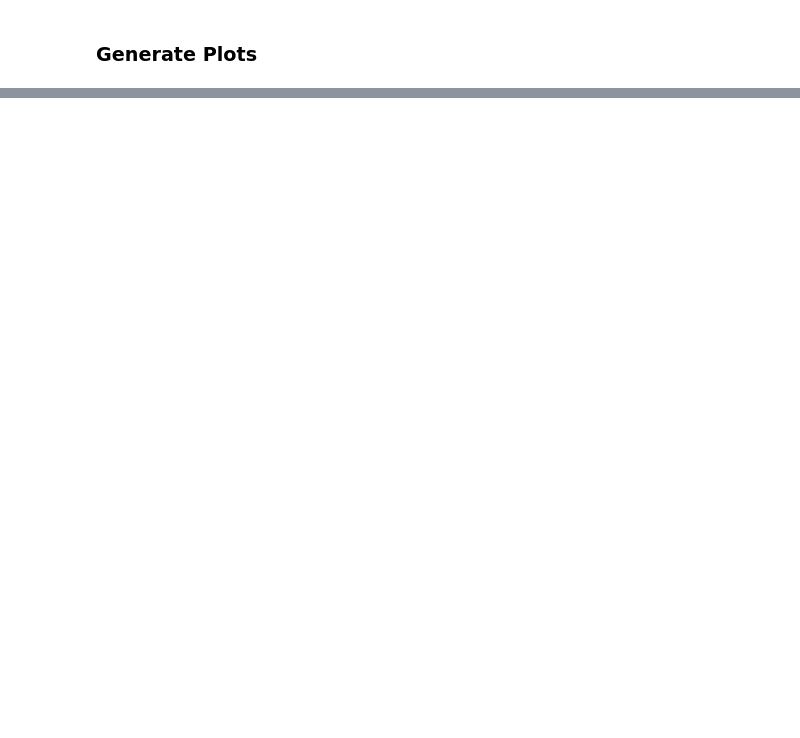
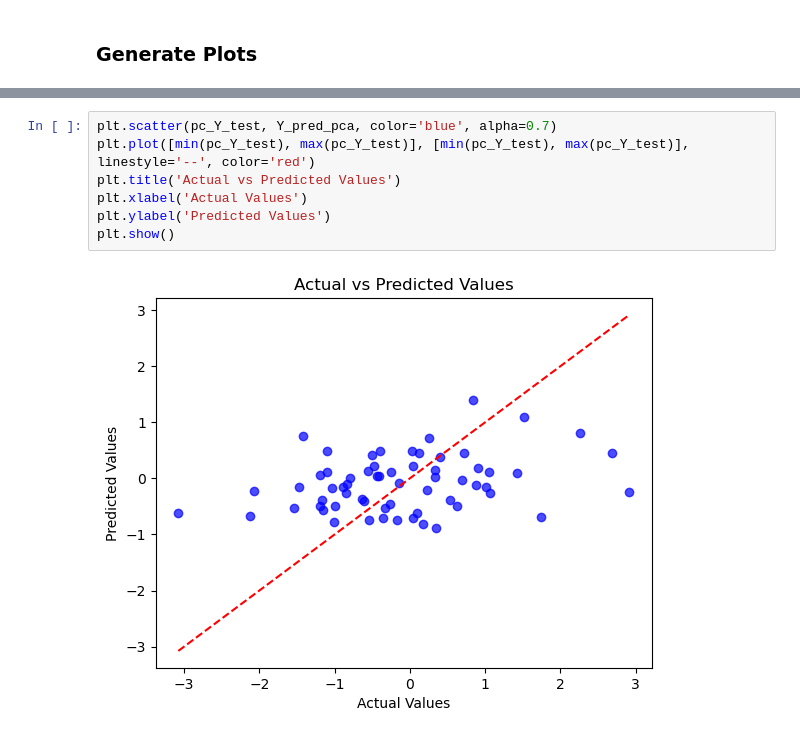
Before and after one commit to nawal-r2002/Cortical_Activity_Study, a Jupyter notebook: models/multi_linear_regression.ipynb, the cells around one changed output, grey strips where cells are left out. Drawn from its saved outputs; the diff is of its cells as text; blank space fills up the shorter version.

```diff
--- a/models/multi_linear_regression.ipynb
+++ b/models/multi_linear_regression.ipynb
@@ -93,0 +87,9 @@ plt.show()
+# %%
+plt.scatter(pc_Y_test, Y_pred_pca, color='blue', alpha=0.7)
+plt.plot([min(pc_Y_test), max(pc_Y_test)], [min(pc_Y_test), max(pc_Y_test)], linestyle='--', color='red')
+plt.title('Actual vs Predicted Values')
+plt.xlabel('Actual Values')
+plt.ylabel('Predicted Values')
+plt.show()
+# %% [output]
+[figure, added]
```
Also changed, not shown: parts of 3 cells of this notebook, 4 other files.
